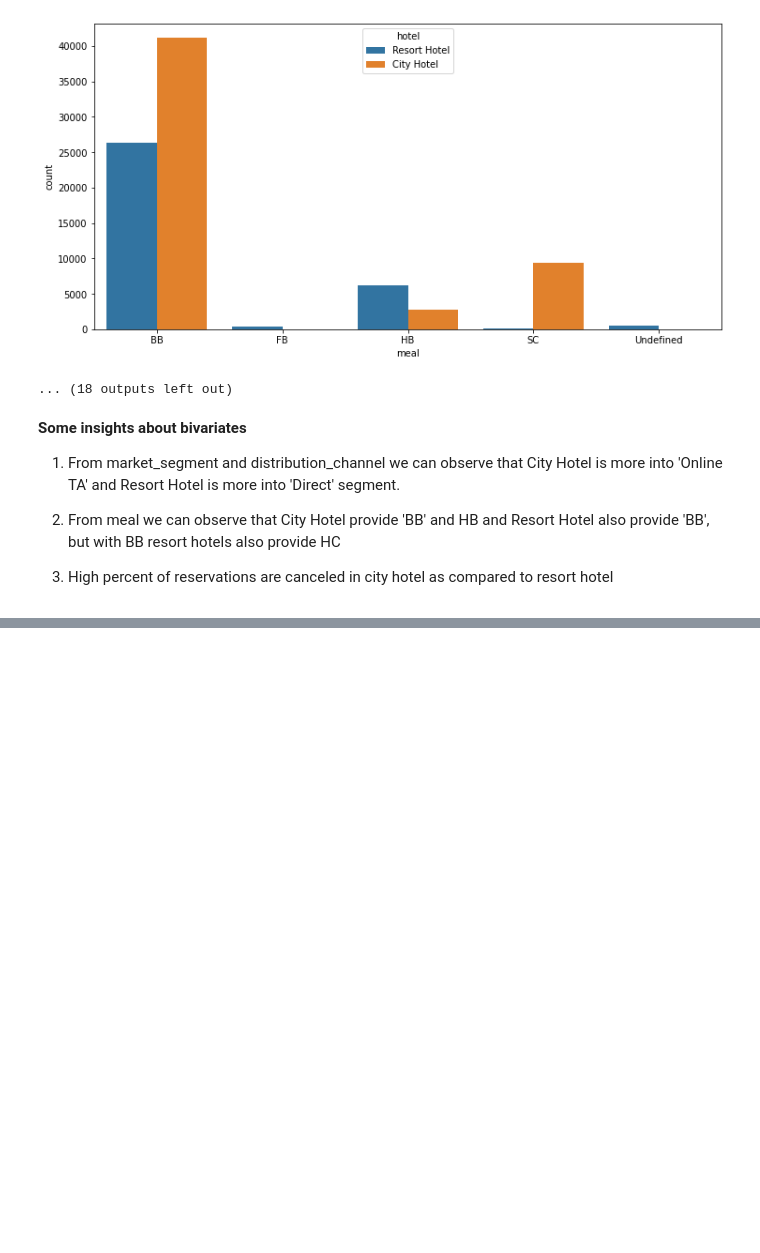
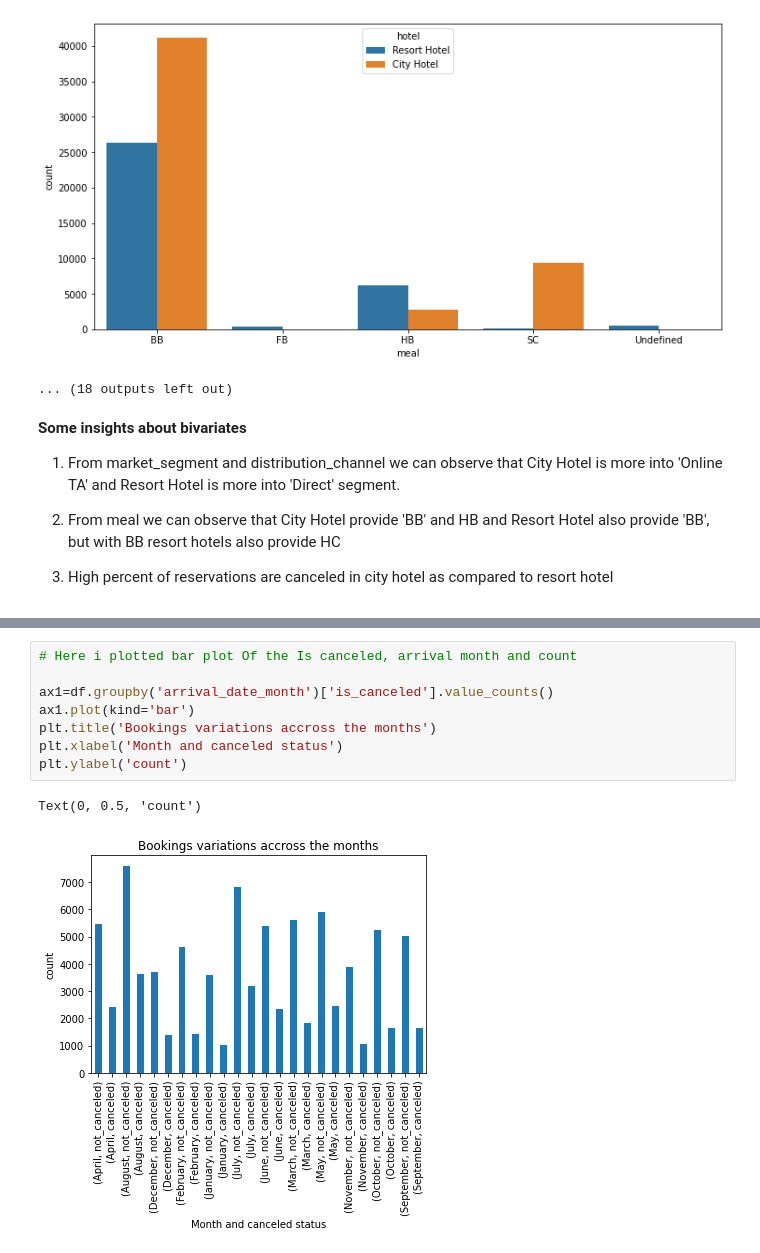
Before and after one commit to saurabhdaund76/Hotel-Booking-Analysis, a Jupyter notebook: Hotel_Booking_Analysis.ipynb, the cells around one changed output, grey strips where cells are left out. Cells and saved outputs as stored; diff of their text form; blank space fills up the shorter version.

```diff
--- a/Hotel_Booking_Analysis.ipynb
+++ b/Hotel_Booking_Analysis.ipynb
@@ -380,0 +435,11 @@ plt.show()
+# %%
+# Here i plotted bar plot Of the Is canceled, arrival month and count
+
+ax1=df.groupby('arrival_date_month')['is_canceled'].value_counts()
+ax1.plot(kind='bar')
+plt.title('Bookings variations accross the months')
+plt.xlabel('Month and canceled status')
+plt.ylabel('count')
+# %% [output]
+Text(0, 0.5, 'count')
+[figure, added]
```
Also changed, not shown: parts of 5 cells of this notebook.
